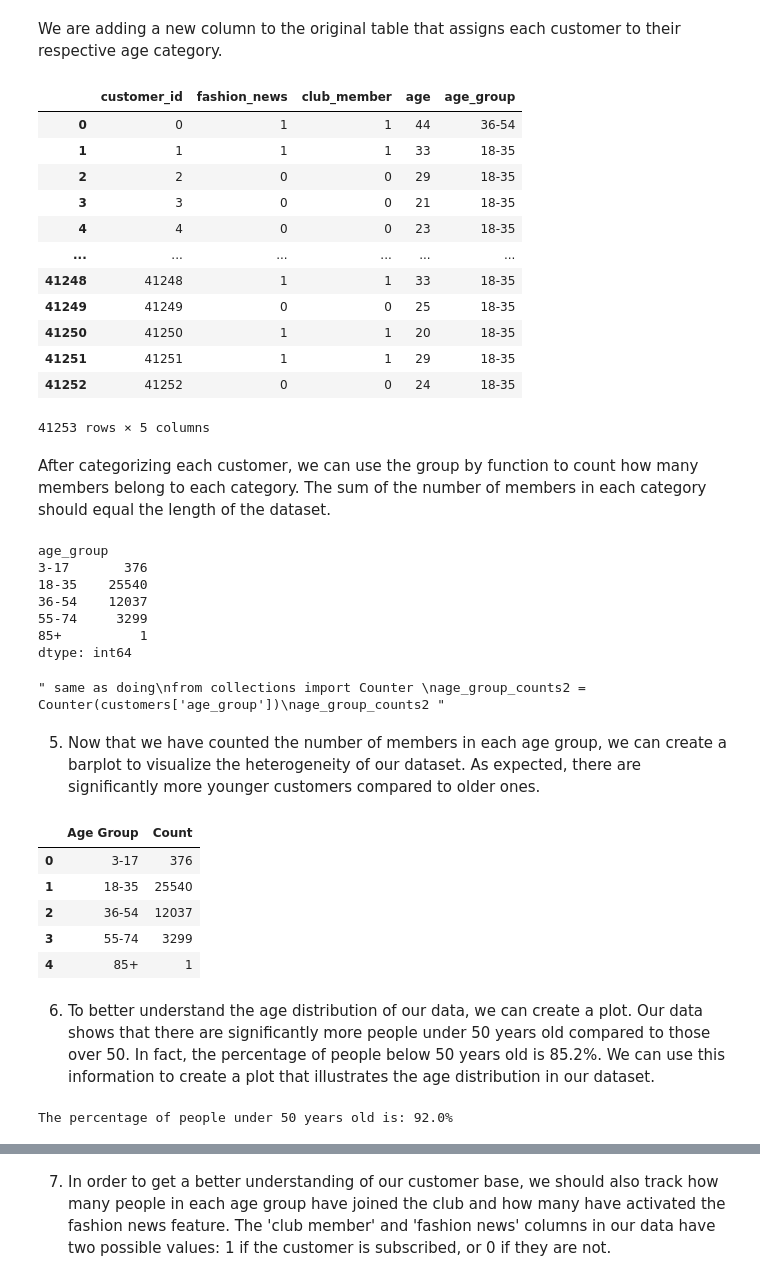
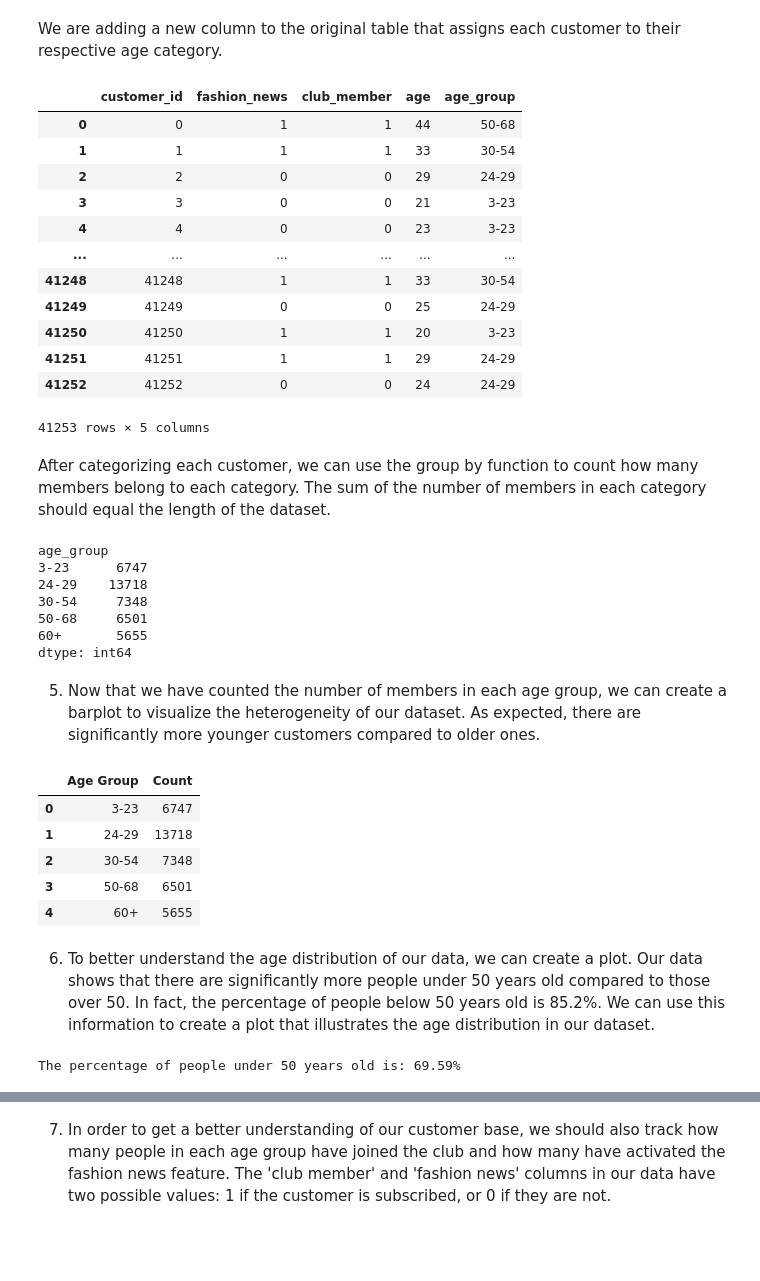
Before and after one commit to carloachi/273891, a Jupyter notebook: main.ipynb, the cells around one changed output, grey strips where cells are left out. Drawn from its saved outputs; the diff is of its cells as text; code cells hidden in the pictures; blank space fills up the shorter version.

```diff
--- a/main.ipynb
+++ b/main.ipynb
@@ -83,24 +83,24 @@ The highest age recorded is: 91
 # %% [markdown]
 We are adding a new column to the original table that assigns each customer to their respective age category.
 # %%
-containers = [3, 18, 36, 55, 85, 99]
-collections = ['3-17', '18-35', '36-54','55-74', '85+']
+containers = [1, 23, 30, 40, 50, 60]
+collections = ['3-23', '24-29', '30-54','50-68', '60+']
 
 customers['age_group'] = pd.cut(customers['age'], containers, labels=collections, include_lowest=True)
 customers
 # %% [output]
 |  | customer_id | fashion_news | club_member | age | age_group |
-| 0 | 0 | 1 | 1 | 44 | 36-54 |
-| 1 | 1 | 1 | 1 | 33 | 18-35 |
-| 2 | 2 | 0 | 0 | 29 | 18-35 |
-| 3 | 3 | 0 | 0 | 21 | 18-35 |
-| 4 | 4 | 0 | 0 | 23 | 18-35 |
+| 0 | 0 | 1 | 1 | 44 | 50-68 |
+| 1 | 1 | 1 | 1 | 33 | 30-54 |
+| 2 | 2 | 0 | 0 | 29 | 24-29 |
+| 3 | 3 | 0 | 0 | 21 | 3-23 |
+| 4 | 4 | 0 | 0 | 23 | 3-23 |
 | ... | ... | ... | ... | ... | ... |
-| 41248 | 41248 | 1 | 1 | 33 | 18-35 |
-| 41249 | 41249 | 0 | 0 | 25 | 18-35 |
-| 41250 | 41250 | 1 | 1 | 20 | 18-35 |
-| 41251 | 41251 | 1 | 1 | 29 | 18-35 |
-| 41252 | 41252 | 0 | 0 | 24 | 18-35 |
+| 41248 | 41248 | 1 | 1 | 33 | 30-54 |
+| 41249 | 41249 | 0 | 0 | 25 | 24-29 |
+| 41250 | 41250 | 1 | 1 | 20 | 3-23 |
+| 41251 | 41251 | 1 | 1 | 29 | 24-29 |
+| 41252 | 41252 | 0 | 0 | 24 | 24-29 |
 41253 rows × 5 columns
 # %% [markdown]
 After categorizing each customer, we can use the group by function to count how many members belong to each category. The sum of the number of members in each category should equal the length of the dataset.
@@ -109,19 +109,12 @@ count_age_group = customers.groupby('age_group').size()
 count_age_group
 # %% [output]
 age_group
-3-17       376
-18-35    25540
-36-54    12037
-55-74     3299
-85+          1
+3-23      6747
+24-29    13718
+30-54     7348
+50-68     6501
+60+       5655
 dtype: int64
-# %%
-''' same as doing
-from collections import Counter
-age_group_counts2 = Counter(customers['age_group'])
-age_group_counts2 '''
-# %% [output]
-" same as doing\nfrom collections import Counter \nage_group_counts2 = Counter(customers['age_group'])\nage_group_counts2 "
 # %% [markdown]
 5. Now that we have counted the number of members in each age group, we can create a barplot to visualize the heterogeneity of our dataset. As expected, there are significantly more younger customers compared to older ones.
 # %%
@@ -130,11 +123,11 @@ count_age_group_df.columns = ['Age Group', 'Count']
 count_age_group_df
 # %% [output]
 |  | Age Group | Count |
-| 0 | 3-17 | 376 |
-| 1 | 18-35 | 25540 |
-| 2 | 36-54 | 12037 |
-| 3 | 55-74 | 3299 |
-| 4 | 85+ | 1 |
+| 0 | 3-23 | 6747 |
+| 1 | 24-29 | 13718 |
+| 2 | 30-54 | 7348 |
+| 3 | 50-68 | 6501 |
+| 4 | 60+ | 5655 |
 # %% [markdown]
 6. To better understand the age distribution of our data, we can create a plot. Our data shows that there are significantly more people under 50 years old compared to those over 50. In fact, the percentage of people below 50 years old is 85.2%. We can use this information to create a plot that illustrates the age distribution in our dataset.
 # %%
@@ -144,10 +137,10 @@ people_over_50 = count_age_group[3] + count_age_group[4]
 customer_counts = [people_under_50, people_over_50]
 
 total_number_customers = sum(customer_counts)
-percentage_under_50 = round((people_under_50 / total_number_customers) * 100, 1)
+percentage_under_50 = round((people_under_50 / total_number_customers) * 100, 2)
 print(f'The percentage of people under 50 years old is: {percentage_under_50}%')
 # %% [output]
-The percentage of people under 50 years old is: 92.0%
+The percentage of people under 50 years old is: 69.59%
 # %%
 import matplotlib.pyplot as plt
 import seaborn as sns
```
Also changed, not shown: parts of 44 cells of this notebook.
